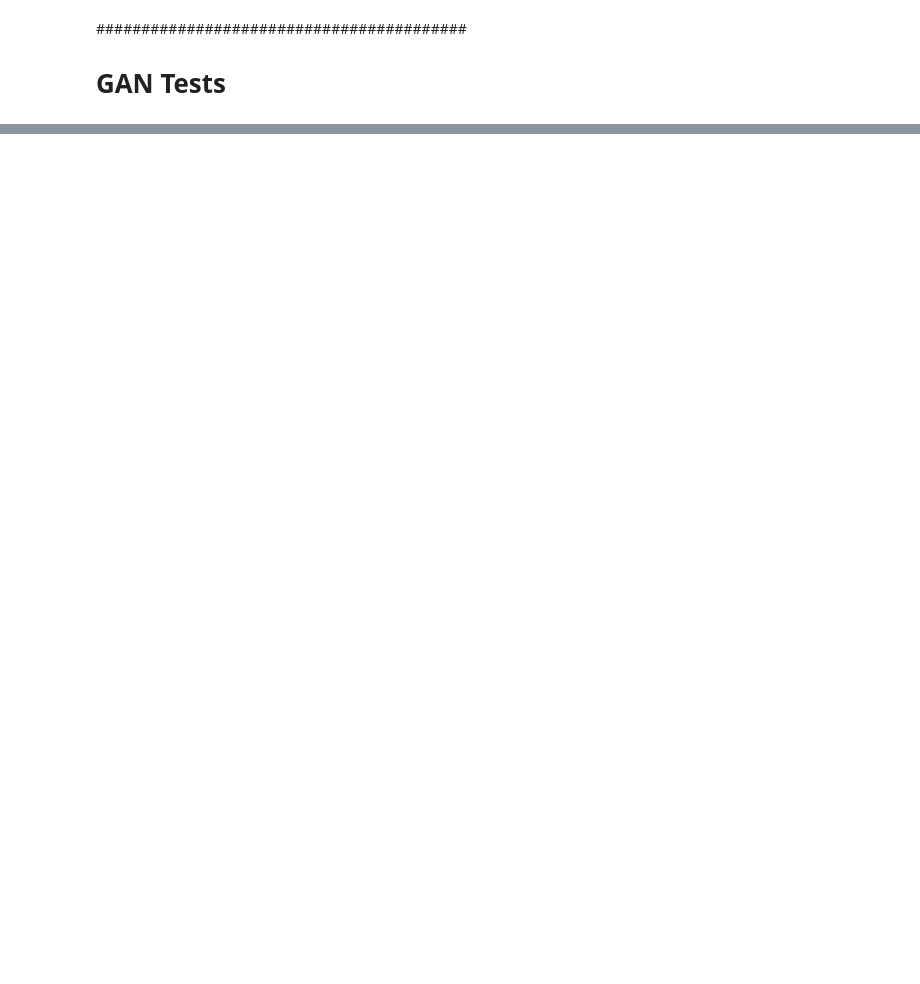
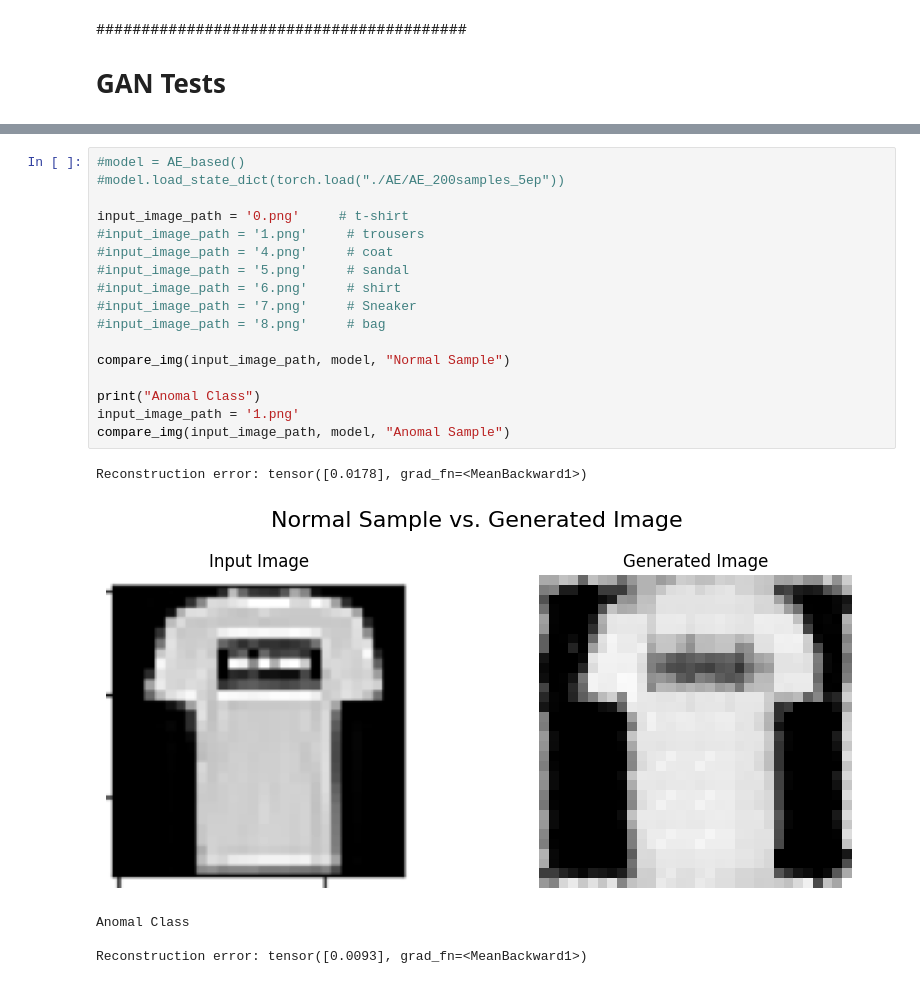
Before and after one commit to DavideEspositoPelella/Anomaly_Detection_GAN_Based, a Jupyter notebook: Deep_Learning_Project.ipynb, the cells around one changed output, grey strips where cells are left out. Drawn from its saved outputs; the diff is of its cells as text; blank space fills up the shorter version.

```diff
--- a/Deep_Learning_Project.ipynb
+++ b/Deep_Learning_Project.ipynb
@@ -1545,0 +1683,23 @@ print(test_results)
+# %%
+#model = AE_based()
+#model.load_state_dict(torch.load("./AE/AE_200samples_5ep"))
+
+input_image_path = '0.png'     # t-shirt
+#input_image_path = '1.png'     # trousers
+#input_image_path = '4.png'     # coat
+#input_image_path = '5.png'     # sandal
+#input_image_path = '6.png'     # shirt
+#input_image_path = '7.png'     # Sneaker
+#input_image_path = '8.png'     # bag
+
+compare_img(input_image_path, model, "Normal Sample")
+
+print("Anomal Class")
+input_image_path = '1.png'
+compare_img(input_image_path, model, "Anomal Sample")
+# %% [output]
+Reconstruction error: tensor([0.0178], grad_fn=<MeanBackward1>)
+[figure, added]
+Anomal Class
+
+Reconstruction error: tensor([0.0093], grad_fn=<MeanBackward1>)
```
Also changed, not shown: parts of 45 cells of this notebook.
